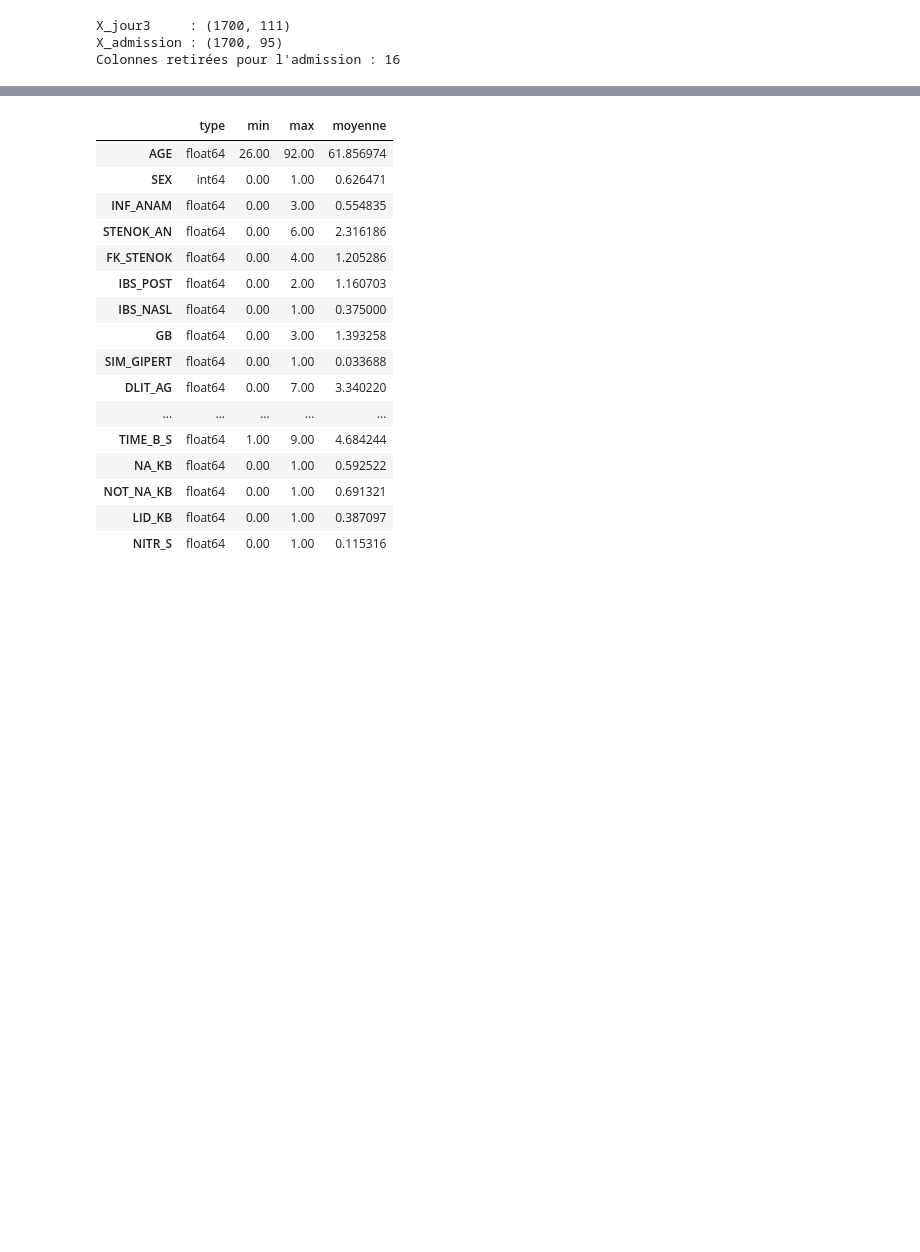
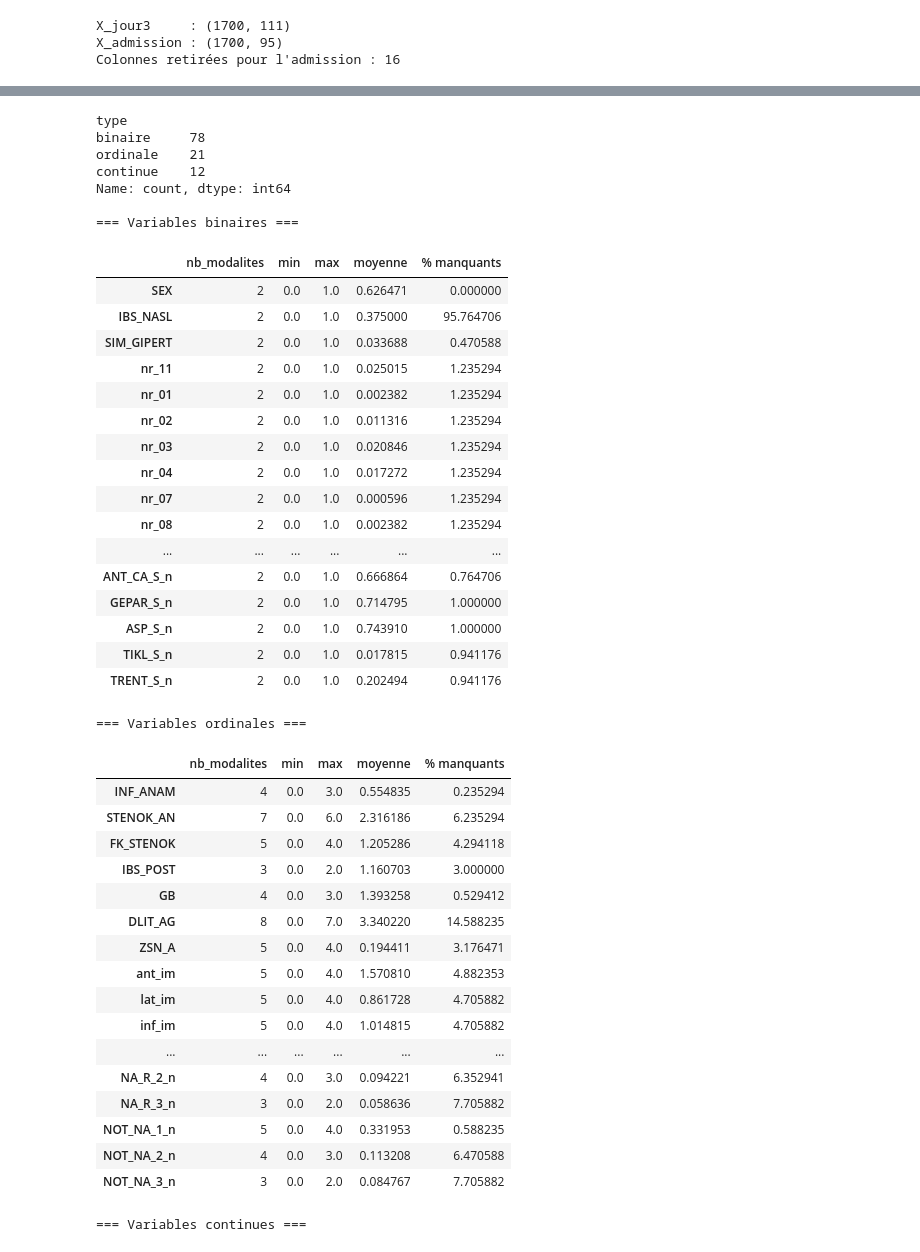
Before and after one commit to maximgasnier/be_ClinTrajan, a Jupyter notebook: 1_Exploration_preprocessing_non supervisé.ipynb, the cells around one changed output, grey strips where cells are left out. Cells and saved outputs as stored; diff of their text form; code cells hidden in the pictures; blank space fills up the shorter version.

```diff
--- a/1_Exploration_preprocessing_non supervisé.ipynb
+++ b/1_Exploration_preprocessing_non supervisé.ipynb
@@ -160,47 +167,73 @@ Colonnes retirées pour l'admission : 16
 # %%
 SEUIL_ORDINALE = 10  # au plus 10 modalités entières distinctes -> ordinale
 
 def type_variable(s):
     """Classe une colonne en 'binaire', 'ordinale' ou 'continue' (NaN ignorés)."""
     valeurs = s.dropna().unique()
     if len(valeurs) <= 2:
         return "binaire"
     if np.all(valeurs == np.round(valeurs)) and len(valeurs) <= SEUIL_ORDINALE:
         return "ordinale"
     return "continue"
+
 def resume_par_type(X):
     return pd.DataFrame({
         "type": X.apply(type_variable),
         "nb_modalites": X.nunique(),
         "min": X.min(),
         "max": X.max(),
         "moyenne": X.mean(),
         "% manquants": X.isna().mean() * 100,
     })
 
-resume_admission = resume_par_type(X_admission)
+resume_all = resume_par_type(X_all)
 
-pd.set_option("display.max_rows", None)
-print(resume_admission["type"].value_counts())
+print(resume_all["type"].value_counts())
 
 for t in ["binaire", "ordinale", "continue"]:
     print(f"\n=== Variables {t}s ===")
-    display(resume_admission[resume_admission["type"] == t].drop(columns="type"))
+    display(resume_all[resume_all["type"] == t].drop(columns="type"))
 # %% [output]
+type
+binaire     78
+ordinale    21
+continue    12
+Name: count, dtype: int64
+
+=== Variables binaires ===
-|  | type | min | max | moyenne |
-| AGE | float64 | 26.00 | 92.00 | 61.856974 |
-| SEX | int64 | 0.00 | 1.00 | 0.626471 |
-| INF_ANAM | float64 | 0.00 | 3.00 | 0.554835 |
-| STENOK_AN | float64 | 0.00 | 6.00 | 2.316186 |
-| FK_STENOK | float64 | 0.00 | 4.00 | 1.205286 |
-| IBS_POST | float64 | 0.00 | 2.00 | 1.160703 |
-| IBS_NASL | float64 | 0.00 | 1.00 | 0.375000 |
-| GB | float64 | 0.00 | 3.00 | 1.393258 |
-| SIM_GIPERT | float64 | 0.00 | 1.00 | 0.033688 |
-| DLIT_AG | float64 | 0.00 | 7.00 | 3.340220 |
-| ... | ... | ... | ... | ... |
-| TIME_B_S | float64 | 1.00 | 9.00 | 4.684244 |
-| NA_KB | float64 | 0.00 | 1.00 | 0.592522 |
-| NOT_NA_KB | float64 | 0.00 | 1.00 | 0.691321 |
-| LID_KB | float64 | 0.00 | 1.00 | 0.387097 |
-| NITR_S | float64 | 0.00 | 1.00 | 0.115316 |
+|  | nb_modalites | min | max | moyenne | % manquants |
+| SEX | 2 | 0.0 | 1.0 | 0.626471 | 0.000000 |
+| IBS_NASL | 2 | 0.0 | 1.0 | 0.375000 | 95.764706 |
+| SIM_GIPERT | 2 | 0.0 | 1.0 | 0.033688 | 0.470588 |
+| nr_11 | 2 | 0.0 | 1.0 | 0.025015 | 1.235294 |
+| nr_01 | 2 | 0.0 | 1.0 | 0.002382 | 1.235294 |
+| nr_02 | 2 | 0.0 | 1.0 | 0.011316 | 1.235294 |
+| nr_03 | 2 | 0.0 | 1.0 | 0.020846 | 1.235294 |
+| nr_04 | 2 | 0.0 | 1.0 | 0.017272 | 1.235294 |
+| nr_07 | 2 | 0.0 | 1.0 | 0.000596 | 1.235294 |
+| nr_08 | 2 | 0.0 | 1.0 | 0.002382 | 1.235294 |
+| ... | ... | ... | ... | ... | ... |
+| ANT_CA_S_n | 2 | 0.0 | 1.0 | 0.666864 | 0.764706 |
+| GEPAR_S_n | 2 | 0.0 | 1.0 | 0.714795 | 1.000000 |
+| ASP_S_n | 2 | 0.0 | 1.0 | 0.743910 | 1.000000 |
+| TIKL_S_n | 2 | 0.0 | 1.0 | 0.017815 | 0.941176 |
+| TRENT_S_n | 2 | 0.0 | 1.0 | 0.202494 | 0.941176 |
+=== Variables ordinales ===
+|  | nb_modalites | min | max | moyenne | % manquants |
+| INF_ANAM | 4 | 0.0 | 3.0 | 0.554835 | 0.235294 |
+| STENOK_AN | 7 | 0.0 | 6.0 | 2.316186 | 6.235294 |
+| FK_STENOK | 5 | 0.0 | 4.0 | 1.205286 | 4.294118 |
+| IBS_POST | 3 | 0.0 | 2.0 | 1.160703 | 3.000000 |
+| GB | 4 | 0.0 | 3.0 | 1.393258 | 0.529412 |
+| DLIT_AG | 8 | 0.0 | 7.0 | 3.340220 | 14.588235 |
+| ZSN_A | 5 | 0.0 | 4.0 | 0.194411 | 3.176471 |
+| ant_im | 5 | 0.0 | 4.0 | 1.570810 | 4.882353 |
+| lat_im | 5 | 0.0 | 4.0 | 0.861728 | 4.705882 |
+| inf_im | 5 | 0.0 | 4.0 | 1.014815 | 4.705882 |
+| ... | ... | ... | ... | ... | ... |
+| NA_R_2_n | 4 | 0.0 | 3.0 | 0.094221 | 6.352941 |
+| NA_R_3_n | 3 | 0.0 | 2.0 | 0.058636 | 7.705882 |
+| NOT_NA_1_n | 5 | 0.0 | 4.0 | 0.331953 | 0.588235 |
+| NOT_NA_2_n | 4 | 0.0 | 3.0 | 0.113208 | 6.470588 |
+| NOT_NA_3_n | 3 | 0.0 | 2.0 | 0.084767 | 7.705882 |
+=== Variables continues ===
```
Also changed, not shown: parts of 5 cells of this notebook.
